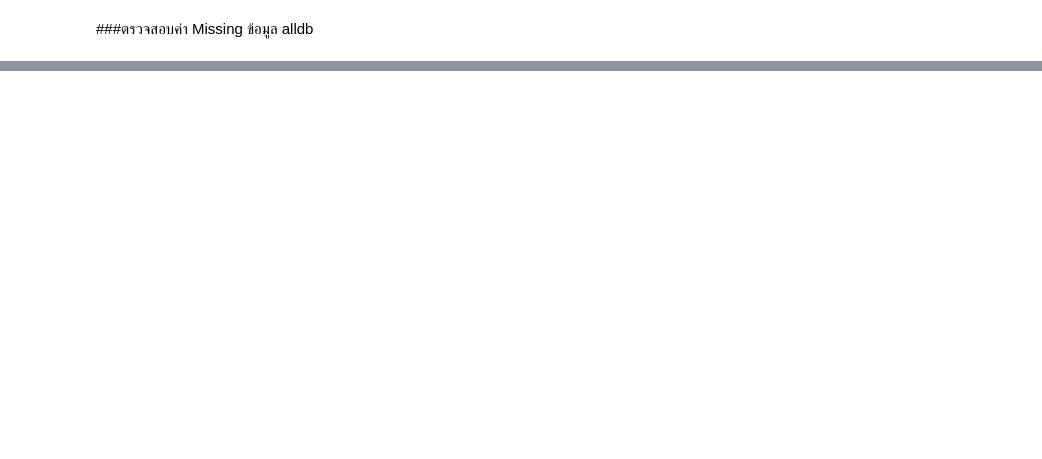
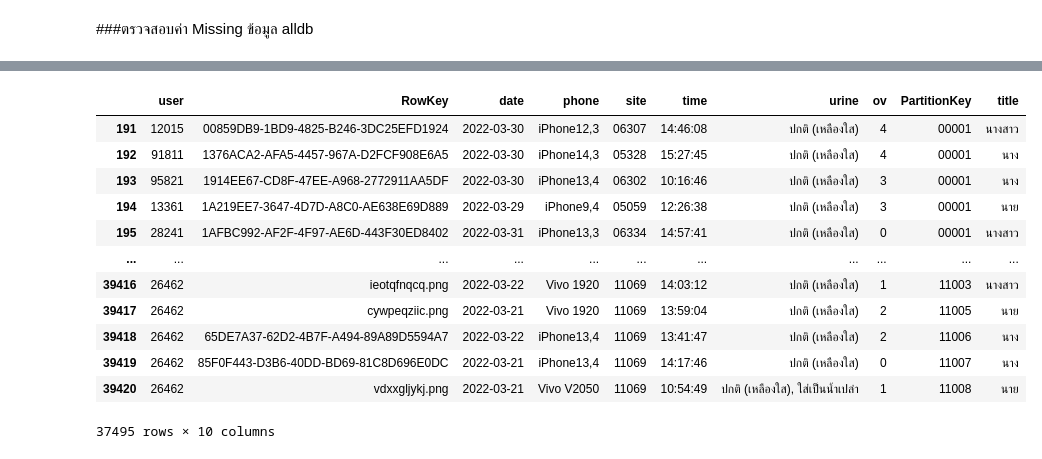
Before and after one commit to Kanyarat-S/data_viz_2020, a Jupyter notebook: Final_Exam.ipynb, the cells around one changed output, grey strips where cells are left out. Saved outputs shown, nothing was run; the diff lists cells and outputs as text; code cells hidden in the pictures; blank space fills up the shorter version.

```diff
--- a/Final_Exam.ipynb
+++ b/Final_Exam.ipynb
@@ -180,0 +262,2 @@ m  =  109
+# %%
+data2 = data1[kk2]
@@ -180,0 +284,26 @@ m  =  109
+# %%
+kk3=list() ## กำหนดให้MSเป็นลิสต์ในการเติมค่าloop
+for each_row in data2.iterrows(): ## ทำการวนลูปในแถวของ data8
+    if len(str(each_row[1]['PartitionKey']))== 5 : #สร้างเงื่อนไขให้ PartitionKey มีจำนวนตัวอักษร 5 ตัว
+        if str(each_row[1]['PartitionKey']) <= '99999' : #ถ้า PartitionKey มีค่า น้อยกว่า 100000
+          kk3.append(True) ## ถ้าตรงตามเงื่อนไขให้เพิ่มเข้าไปใน MS
+        elif str(each_row[1]['PartitionKey']) >= '99999' : #ถ้า PartitionKey มีค่า มากกว่า 100000
+            kk3.append(False) ## ถ้าไม่ตรงตามเงื่อนไขไม่ให้เพิ่มเข้าไปใน MS
+    else:
+        kk3.append(False) ## ถ้่าไม่ตรงตามเงื่อนไขทั้งหมด ไม่ให้เพิ่มเข้าไปใน MS
+
+data2[kk3] ## แสดงผล
+# %% [output]
+|  | user | RowKey | date | phone | site | time | urine | ov | PartitionKey | title |
+| 191 | 12015 | 00859DB9-1BD9-4825-B246-3DC25EFD1924 | 2022-03-30 | iPhone12,3 | 06307 | 14:46:08 | ปกติ (เหลืองใส) | 4 | 00001 | นางสาว |
+| 192 | 91811 | 1376ACA2-AFA5-4457-967A-D2FCF908E6A5 | 2022-03-30 | iPhone14,3 | 05328 | 15:27:45 | ปกติ (เหลืองใส) | 4 | 00001 | นาง |
+| 193 | 95821 | 1914EE67-CD8F-47EE-A968-2772911AA5DF | 2022-03-30 | iPhone13,4 | 06302 | 10:16:46 | ปกติ (เหลืองใส) | 3 | 00001 | นาง |
+| 194 | 13361 | 1A219EE7-3647-4D7D-A8C0-AE638E69D889 | 2022-03-29 | iPhone9,4 | 05059 | 12:26:38 | ปกติ (เหลืองใส) | 3 | 00001 | นาย |
+| 195 | 28241 | 1AFBC992-AF2F-4F97-AE6D-443F30ED8402 | 2022-03-31 | iPhone13,3 | 06334 | 14:57:41 | ปกติ (เหลืองใส) | 0 | 00001 | นางสาว |
+| ... | ... | ... | ... | ... | ... | ... | ... | ... | ... | ... |
+| 39416 | 26462 | ieotqfnqcq.png | 2022-03-22 | Vivo 1920 | 11069 | 14:03:12 | ปกติ (เหลืองใส) | 1 | 11003 | นางสาว |
+| 39417 | 26462 | cywpeqziic.png | 2022-03-21 | Vivo 1920 | 11069 | 13:59:04 | ปกติ (เหลืองใส) | 2 | 11005 | นาย |
+| 39418 | 26462 | 65DE7A37-62D2-4B7F-A494-89A89D5594A7 | 2022-03-22 | iPhone13,4 | 11069 | 13:41:47 | ปกติ (เหลืองใส) | 2 | 11006 | นาง |
+| 39419 | 26462 | 85F0F443-D3B6-40DD-BD69-81C8D696E0DC | 2022-03-21 | iPhone13,4 | 11069 | 14:17:46 | ปกติ (เหลืองใส) | 0 | 11007 | นาง |
+| 39420 | 26462 | vdxxgljykj.png | 2022-03-21 | Vivo V2050 | 11069 | 10:54:49 | ปกติ (เหลืองใส), ใส่เป็นน้ำเปล่า | 1 | 11008 | นาย |
+37495 rows × 10 columns
```
Also changed, not shown: parts of 27 cells of this notebook.
